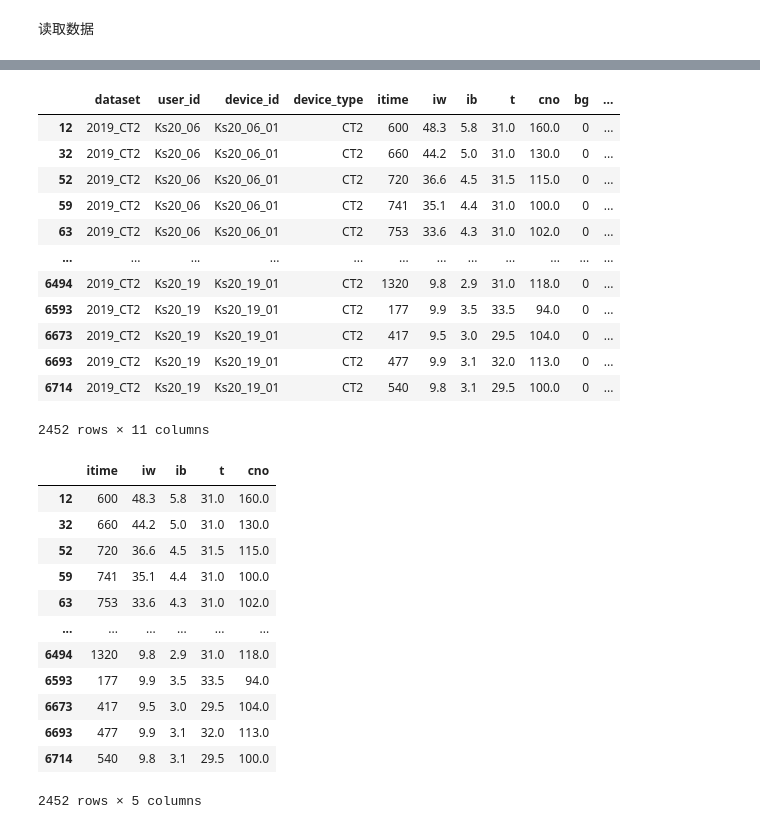
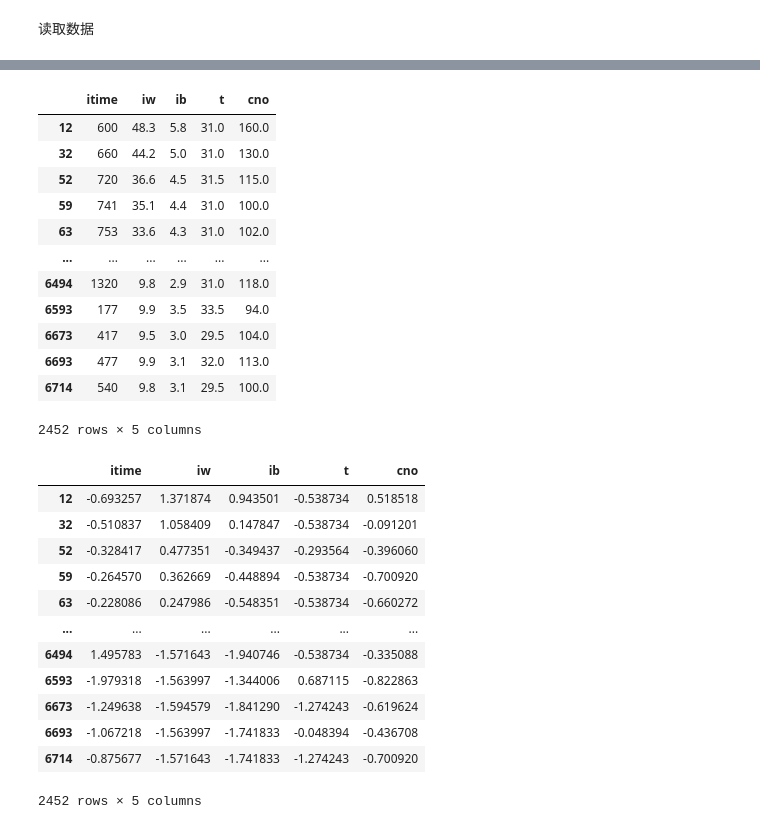
Before and after one commit to zpypiao/BigDataForest, a Jupyter notebook: dataProcess.ipynb, the cells around one changed output, grey strips where cells are left out. Saved outputs shown, nothing was run; the diff lists cells and outputs as text; code cells hidden in the pictures.

```diff
--- a/dataProcess.ipynb
+++ b/dataProcess.ipynb
@@ -4,6 +4,7 @@
 # 读取文件夹里的所有数据并保存到一个对象里
 import os, sys
 import pandas as pd
+import matplotlib.pyplot as plt
 
 # 读取文件夹里的所有数据
 def read_data(path):
@@ -25,8 +26,18 @@ path = '数据/训练/'
 data = read_data(path)
 df = merge_data(data)
 
+# 计算缺失值数量
+missing_values = df.isnull().sum()
+
+# 创建条形图
+missing_values.plot(kind='bar')
+plt.title('Missing Values Distribution')
+plt.xlabel('Variables')
+plt.ylabel('Missing Values Count')
+plt.show()
+
 # 去除nan值
 df = df.dropna()
-
-df
+df = df[df['cno'] != 0]
+df.describe()
 # %% [output]
@@ -67,0 +83,4 @@ df
+# %%
+cno = df[['itime', 'iw', 'ib', 't', 'cno']]
+
+cno
@@ -68,6 +101,4 @@ df
 # %%
-# 将cno列不为0的行提取出来
-cno = df[df['cno'] != 0]
 cno['itime'] = cno['itime'].dt.hour * 60 + cno['itime'].dt.minute
 
 cno
@@ -97,38 +128,40 @@ See the caveats in the documentation: https://pandas.pydata.org/pandas-docs/stab
 
 cno
 # %% [output]
-|  | dataset | user_id | device_id | device_type | itime | iw | ib | t | cno | bg | ... |
-| 12 | 2019_CT2 | Ks20_06 | Ks20_06_01 | CT2 | 600 | 48.3 | 5.8 | 31.0 | 160.0 | 0 | ... |
-| 32 | 2019_CT2 | Ks20_06 | Ks20_06_01 | CT2 | 660 | 44.2 | 5.0 | 31.0 | 130.0 | 0 | ... |
-| 52 | 2019_CT2 | Ks20_06 | Ks20_06_01 | CT2 | 720 | 36.6 | 4.5 | 31.5 | 115.0 | 0 | ... |
-| 59 | 2019_CT2 | Ks20_06 | Ks20_06_01 | CT2 | 741 | 35.1 | 4.4 | 31.0 | 100.0 | 0 | ... |
-| 63 | 2019_CT2 | Ks20_06 | Ks20_06_01 | CT2 | 753 | 33.6 | 4.3 | 31.0 | 102.0 | 0 | ... |
-| ... | ... | ... | ... | ... | ... | ... | ... | ... | ... | ... | ... |
-| 6494 | 2019_CT2 | Ks20_19 | Ks20_19_01 | CT2 | 1320 | 9.8 | 2.9 | 31.0 | 118.0 | 0 | ... |
-| 6593 | 2019_CT2 | Ks20_19 | Ks20_19_01 | CT2 | 177 | 9.9 | 3.5 | 33.5 | 94.0 | 0 | ... |
-| 6673 | 2019_CT2 | Ks20_19 | Ks20_19_01 | CT2 | 417 | 9.5 | 3.0 | 29.5 | 104.0 | 0 | ... |
-| 6693 | 2019_CT2 | Ks20_19 | Ks20_19_01 | CT2 | 477 | 9.9 | 3.1 | 32.0 | 113.0 | 0 | ... |
-| 6714 | 2019_CT2 | Ks20_19 | Ks20_19_01 | CT2 | 540 | 9.8 | 3.1 | 29.5 | 100.0 | 0 | ... |
+|  | itime | iw | ib | t | cno |
+| 12 | 600 | 48.3 | 5.8 | 31.0 | 160.0 |
+| 32 | 660 | 44.2 | 5.0 | 31.0 | 130.0 |
+| 52 | 720 | 36.6 | 4.5 | 31.5 | 115.0 |
+| 59 | 741 | 35.1 | 4.4 | 31.0 | 100.0 |
+| 63 | 753 | 33.6 | 4.3 | 31.0 | 102.0 |
+| ... | ... | ... | ... | ... | ... |
+| 6494 | 1320 | 9.8 | 2.9 | 31.0 | 118.0 |
+| 6593 | 177 | 9.9 | 3.5 | 33.5 | 94.0 |
+| 6673 | 417 | 9.5 | 3.0 | 29.5 | 104.0 |
+| 6693 | 477 | 9.9 | 3.1 | 32.0 | 113.0 |
+| 6714 | 540 | 9.8 | 3.1 | 29.5 | 100.0 |
-2452 rows × 11 columns
+2452 rows × 5 columns
 # %%
-# 选取cno表itime\iw\ib\t\cno列
-cno = cno[['itime', 'iw', 'ib', 't', 'cno']]
+# 标准化处理
+mean= cno.mean()
+std = cno.std()
+cno = (cno - mean) / std
 
 # 保存到文件
-cno.to_csv('./数据/cno.csv', index=False)
+# cno.to_csv('./数据/cno.csv', index=False)
 
 cno
 # %% [output]
 |  | itime | iw | ib | t | cno |
-| 12 | 600 | 48.3 | 5.8 | 31.0 | 160.0 |
-| 32 | 660 | 44.2 | 5.0 | 31.0 | 130.0 |
-| 52 | 720 | 36.6 | 4.5 | 31.5 | 115.0 |
-| 59 | 741 | 35.1 | 4.4 | 31.0 | 100.0 |
-| 63 | 753 | 33.6 | 4.3 | 31.0 | 102.0 |
+| 12 | -0.693257 | 1.371874 | 0.943501 | -0.538734 | 0.518518 |
+| 32 | -0.510837 | 1.058409 | 0.147847 | -0.538734 | -0.091201 |
+| 52 | -0.328417 | 0.477351 | -0.349437 | -0.293564 | -0.396060 |
+| 59 | -0.264570 | 0.362669 | -0.448894 | -0.538734 | -0.700920 |
+| 63 | -0.228086 | 0.247986 | -0.548351 | -0.538734 | -0.660272 |
 | ... | ... | ... | ... | ... | ... |
-| 6494 | 1320 | 9.8 | 2.9 | 31.0 | 118.0 |
-| 6593 | 177 | 9.9 | 3.5 | 33.5 | 94.0 |
-| 6673 | 417 | 9.5 | 3.0 | 29.5 | 104.0 |
-| 6693 | 477 | 9.9 | 3.1 | 32.0 | 113.0 |
-| 6714 | 540 | 9.8 | 3.1 | 29.5 | 100.0 |
+| 6494 | 1.495783 | -1.571643 | -1.940746 | -0.538734 | -0.335088 |
+| 6593 | -1.979318 | -1.563997 | -1.344006 | 0.687115 | -0.822863 |
+| 6673 | -1.249638 | -1.594579 | -1.841290 | -1.274243 | -0.619624 |
+| 6693 | -1.067218 | -1.563997 | -1.741833 | -0.048394 | -0.436708 |
+| 6714 | -0.875677 | -1.571643 | -1.741833 | -1.274243 | -0.700920 |
 2452 rows × 5 columns
```
Also changed, not shown: parts of 11 cells of this notebook, 10 other files.
